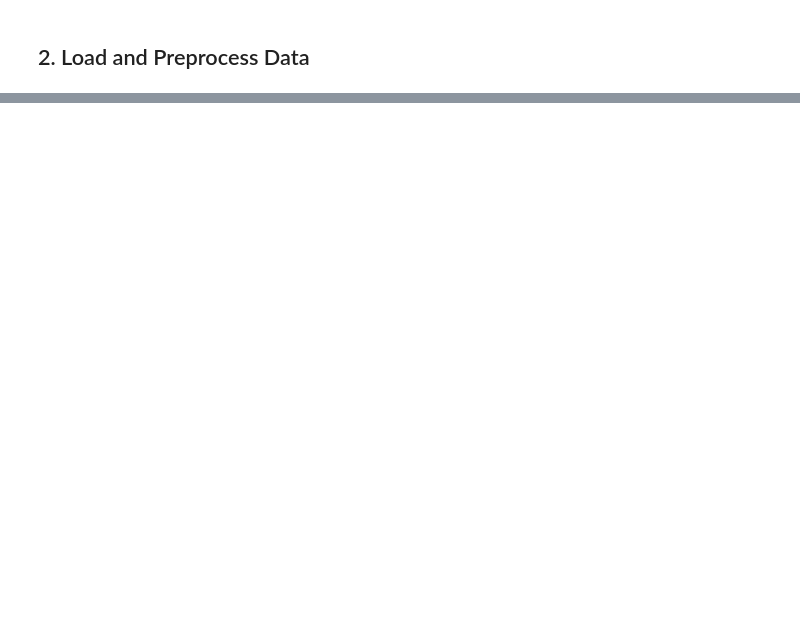
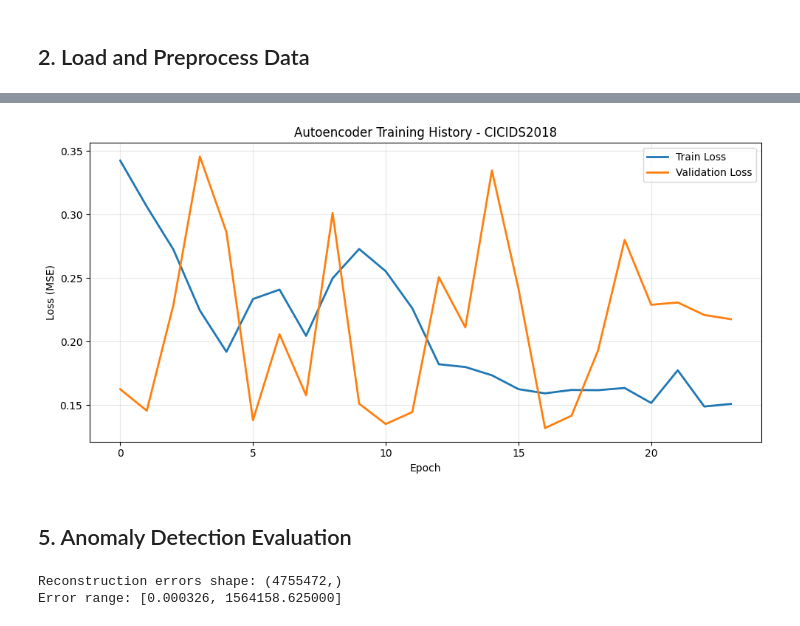
Before and after one commit to MusabAM/NIDS-DL, a Jupyter notebook: notebooks/02_classical_dl/13_autoencoder_cicids2018.ipynb, the cells around one changed output, grey strips where cells are left out. Drawn from its saved outputs; the diff is of its cells as text; code cells hidden in the pictures; blank space fills up the shorter version.

Commit message:
feat: Add Autoencoder and VQC notebooks for CICIDS2018 anomaly detection.

```diff
--- a/notebooks/02_classical_dl/13_autoencoder_cicids2018.ipynb
+++ b/notebooks/02_classical_dl/13_autoencoder_cicids2018.ipynb
@@ -186,15 +362,38 @@ def validate(model, loader):
             total_loss += loss.item() * X_batch.size(0)
     return total_loss / len(loader.dataset)
 # %%
-EPOCHS = 30
 best_val_loss = float('inf')
+patience_counter = 0
+train_losses = []
+val_losses = []
 
+print("Starting training...")
 for epoch in range(EPOCHS):
-    train_loss = train_epoch(model, train_loader, optimizer)
-    val_loss = validate(model, val_loader)
+    start_time = time.time()
 
-    print(f"Epoch {epoch+1} | Train MSE: {train_loss:.6f} | Val MSE: {val_loss:.6f}")
+    train_loss = train_epoch(model, train_loader, criterion, optimizer)
+    val_loss = validate(model, val_loader, criterion)
+
+    train_losses.append(train_loss)
+    val_losses.append(val_loss)
+
+    scheduler.step(val_loss)
+
+    elapsed = time.time() - start_time
+    print(f"Epoch {epoch+1:2d}/{EPOCHS} | "
+          f"Train Loss: {train_loss:.6f} | "
+          f"Val Loss: {val_loss:.6f} | "
+          f"Time: {elapsed:.1f}s")
 
     if val_loss < best_val_loss:
         best_val_loss = val_loss
-        torch.save(model.state_dict(), "../../results/models/best_autoencoder_cicids2018.pth")
+        torch.save(model.state_dict(), SAVE_PATH)
+        patience_counter = 0
+        print(f"  -> Best model saved (val_loss={best_val_loss:.6f})")
+    else:
+        patience_counter += 1
+        if patience_counter >= EARLY_STOPPING_PATIENCE:
+            print("Early stopping triggered.")
+            break
+
+print(f"\nTraining complete. Best val loss: {best_val_loss:.6f}")
@@ -228,0 +418,40 @@ print(f"ROC AUC Score: {roc_auc:.4f}")
+# %%
+# Plot training history
+plt.figure(figsize=(10, 5))
+plt.plot(train_losses, label='Train Loss', linewidth=2)
+plt.plot(val_losses, label='Validation Loss', linewidth=2)
+plt.xlabel('Epoch')
+plt.ylabel('Loss (MSE)')
+plt.title('Autoencoder Training History - CICIDS2018')
+plt.legend()
+plt.grid(True, alpha=0.3)
+plt.tight_layout()
+plt.show()
+# %% [output]
+[figure, added]
+# %% [markdown]
+## 5. Anomaly Detection Evaluation
+# %%
+# Load best model
+model.load_state_dict(torch.load(SAVE_PATH, weights_only=True))
+model.eval()
+
+# Calculate reconstruction errors on test set
+reconstruction_errors = []
+X_test_tensor = torch.FloatTensor(X_test)
+
+with torch.no_grad():
+    batch_size = 2048
+    for i in range(0, len(X_test_tensor), batch_size):
+        batch = X_test_tensor[i:i+batch_size].to(device)
+        reconstructed = model(batch)
+        # MSE per sample
+        mse = torch.mean((batch - reconstructed) ** 2, dim=1)
+        reconstruction_errors.extend(mse.cpu().numpy())
+
+reconstruction_errors = np.array(reconstruction_errors)
+print(f"Reconstruction errors shape: {reconstruction_errors.shape}")
+print(f"Error range: [{reconstruction_errors.min():.6f}, {reconstruction_errors.max():.6f}]")
+# %% [output]
+Reconstruction errors shape: (4755472,)
+Error range: [0.000326, 1564158.625000]
```
Also changed, not shown: parts of 30 cells of this notebook, 3 other files.
